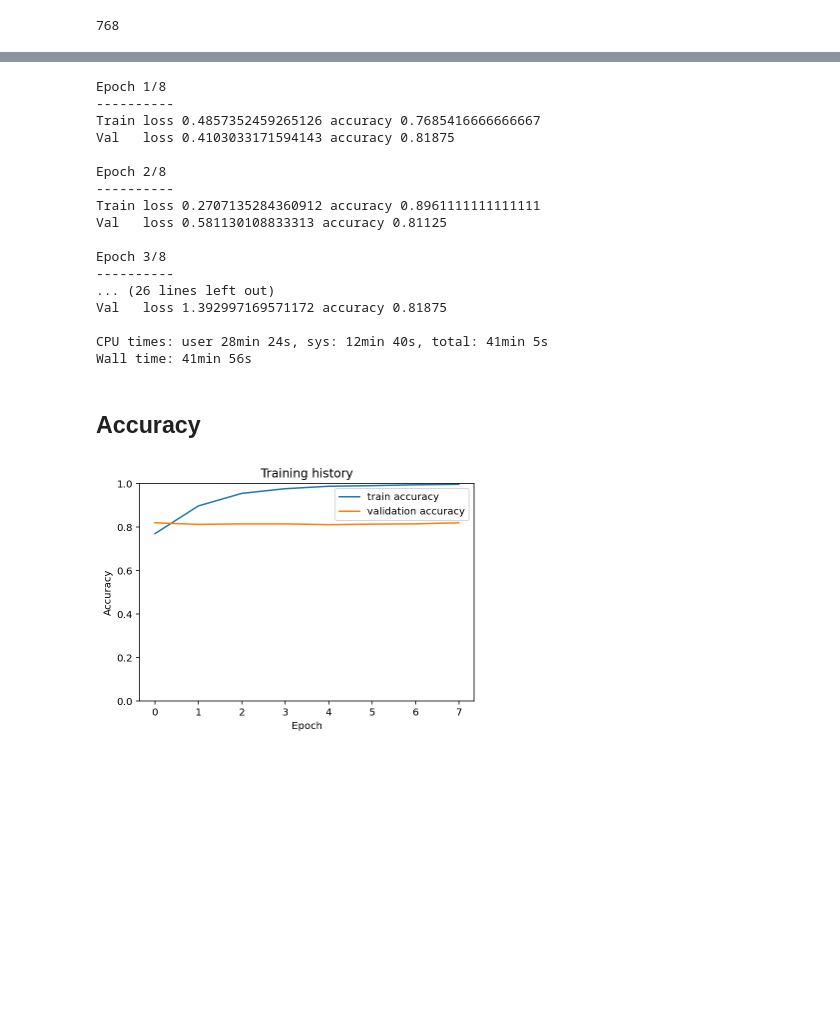
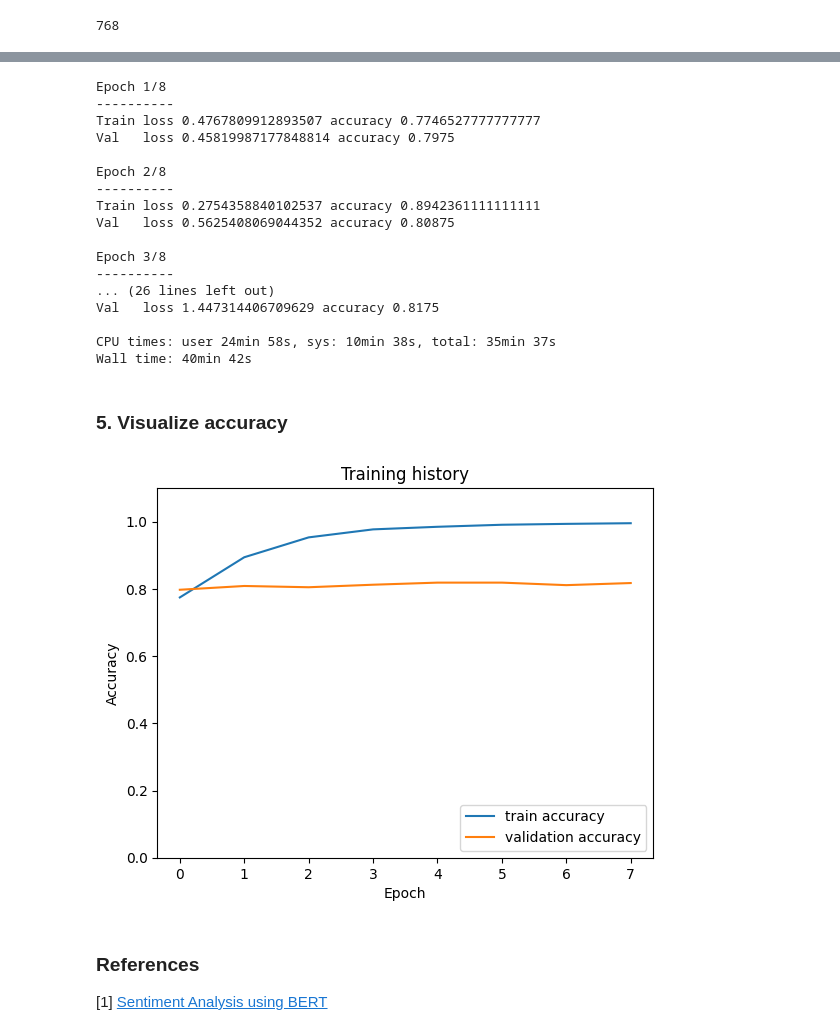
Before and after one commit to mingyu-yuan/Twitter-Text-Analysis, a Jupyter notebook: twitter_text_analysis.ipynb, the cells around one changed output, grey strips where cells are left out. Cells and saved outputs as stored; diff of their text form; code cells hidden in the pictures; blank space fills up the shorter version.

```diff
--- a/twitter_text_analysis.ipynb
+++ b/twitter_text_analysis.ipynb
@@ -245,7 +217,9 @@ tokenizer = BertTokenizer.from_pretrained('bert-base-cased')
 # %%
-df_model = pd.concat([df.loc[df['label'] == 0].sample(frac=0.01), df.loc[df['label'] == 4].sample(frac=0.01)])
-# df_model.to_csv('tweet_sent_model.csv')
-# df_model = pd.read_csv('tweet_sent_model.csv')
+# sample 1% of tweets from the dataframe
+df_model = pd.concat([df.loc[df['label'] == 0].sample(frac=0.01),
+                      df.loc[df['label'] == 4].sample(frac=0.01)])
+
+# replace the label for positive tweets with 1
 df_model.loc[df_model["label"] == 4, "label"] = 1
 # %%
 # store length of each tweet
@@ -270,22 +246,21 @@ df_val, df_test = train_test_split(df_test, test_size=0.5, random_state=42)
 # %%
-# create a tokenizer
-class GPReviewDataset(Dataset):
+class TweetDataset(Dataset):
 
-  def __init__(self, reviews, targets, tokenizer, max_len):
-    self.reviews = reviews
+  def __init__(self, tweets, targets, tokenizer, max_len):
+    self.tweets = tweets
     self.targets = targets
     self.tokenizer = tokenizer
     self.max_len = max_len
 
   def __len__(self):
-    return len(self.reviews)
+    return len(self.tweets)
 
   def __getitem__(self, item):
-    review = str(self.reviews[item])
+    review = str(self.tweets[item])
     target = self.targets[item]
 
     encoding = self.tokenizer.encode_plus(
-      review,
+      tweet,
       add_special_tokens=True,
       max_length=self.max_len,
       return_token_type_ids=False,
@@ -295,16 +270,16 @@ class GPReviewDataset(Dataset):
     )
 
     return {
-      'review_text': review,
+      'review_text': tweet,
       'input_ids': encoding['input_ids'].flatten(),
       'attention_mask': encoding['attention_mask'].flatten(),
       'targets': torch.tensor(target, dtype=torch.long)
     }
 # %%
-# create a data loader
 def create_data_loader(df, tokenizer, max_len, batch_size):
-  ds = GPReviewDataset(
-    reviews=df.tweet.to_numpy(),
+
+  ds = TweetDataset(
+    tweets=df.tweet.to_numpy(),
     targets=df.label.to_numpy(),
     tokenizer=tokenizer,
     max_len=max_len
@@ -313,7 +288,7 @@ def create_data_loader(df, tokenizer, max_len, batch_size):
   return DataLoader(
     ds,
     batch_size=batch_size,
-    num_workers=4
+    num_workers=2
   )
 # %%
 MAX_LEN = 125
@@ -510,31 +477,34 @@ for epoch in range(EPOCHS):
 # %% [output]
 Epoch 1/8
 ----------
-Train loss 0.4857352459265126 accuracy 0.7685416666666667
-Val   loss 0.4103033171594143 accuracy 0.81875
+Train loss 0.4767809912893507 accuracy 0.7746527777777777
+Val   loss 0.45819987177848814 accuracy 0.7975
 
 Epoch 2/8
 ----------
-Train loss 0.2707135284360912 accuracy 0.8961111111111111
-Val   loss 0.581130108833313 accuracy 0.81125
+Train loss 0.2754358840102537 accuracy 0.8942361111111111
+Val   loss 0.5625408069044352 accuracy 0.80875
 
 Epoch 3/8
 ----------
 ... (26 lines left out)
-Val   loss 1.392997169571172 accuracy 0.81875
+Val   loss 1.447314406709629 accuracy 0.8175
 
-CPU times: user 28min 24s, sys: 12min 40s, total: 41min 5s
-Wall time: 41min 56s
+CPU times: user 24min 58s, sys: 10min 38s, total: 35min 37s
+Wall time: 40min 42s
-# %% [markdown]
-## Accuracy
+# %% [markdown]
+### 5. Visualize accuracy
 # %%
 plt.plot([i.cpu().numpy() for i in history['train_acc']], label='train accuracy')
 plt.plot([i.cpu().numpy() for i in history['val_acc']], label='validation accuracy')
 
 plt.title('Training history')
 plt.ylabel('Accuracy')
 plt.xlabel('Epoch')
-plt.legend()
-plt.ylim([0, 1]);
+plt.legend(loc=4)
+plt.ylim([0, 1.1]);
 # %% [output]
-[figure, old version]
+[figure, new version]
+# %% [markdown]
+### References
+[1] [Sentiment Analysis using BERT](https://www.kaggle.com/code/prakharrathi25/sentiment-analysis-using-bert)
```
Also changed, not shown: parts of 35 cells of this notebook.
